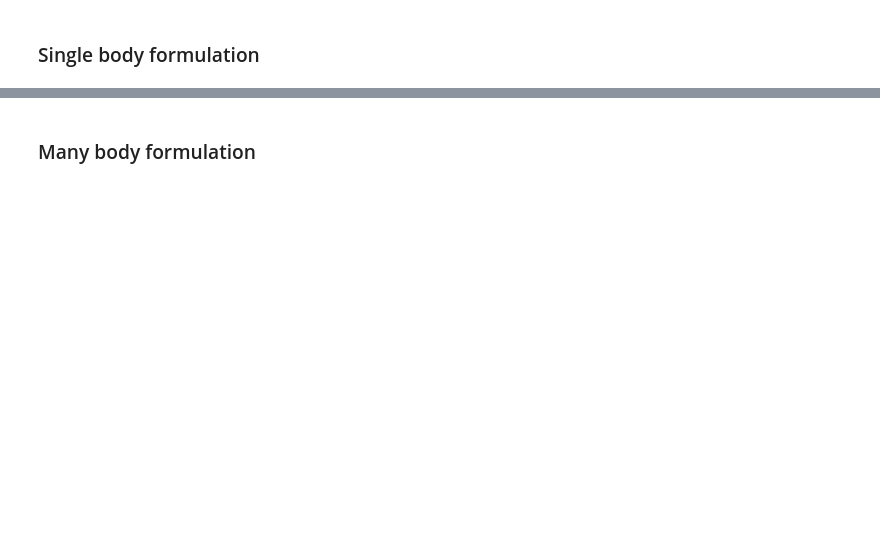
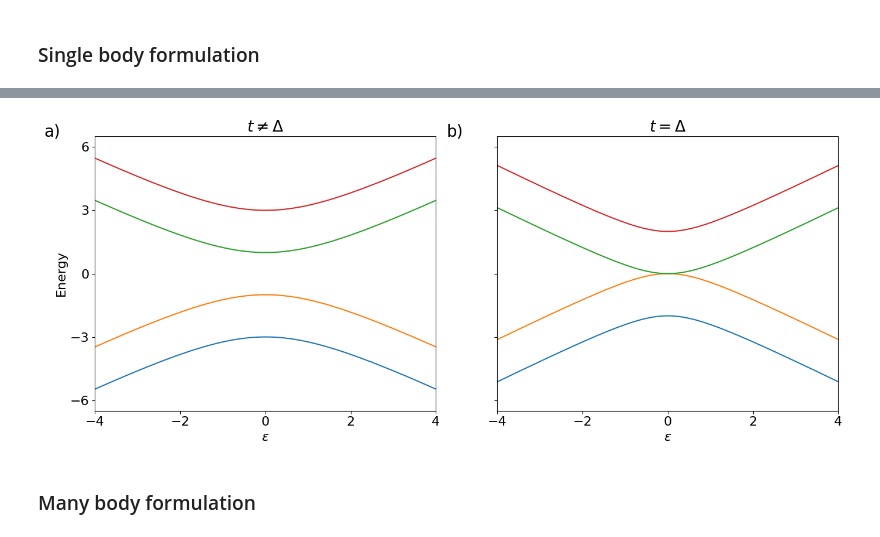
Before and after one commit to oscartq/qsim_mzm, a Jupyter notebook: energy/eigen-energy-minimal.ipynb, the cells around one changed output, grey strips where cells are left out. Cells and saved outputs as stored; diff of their text form; code cells hidden in the pictures; blank space fills up the shorter version.

```diff
--- a/energy/eigen-energy-minimal.ipynb
+++ b/energy/eigen-energy-minimal.ipynb
@@ -83,3 +3,79 @@ VBox(children=(FloatSlider(value=1.0, description='t', max=5.0, min=-5.0, step=1
+# %%
+import numpy as np
+import matplotlib.pyplot as plt
+
+def hamiltonian(epsilon1, epsilon2, t, Delta):
+    """Constructs the 4x4 minimal model Hamiltonian."""
+    return np.array([[ epsilon1,    t,        0,      Delta],
+                     [      t,   epsilon2,  -Delta,      0],
+                     [      0,   -Delta, -epsilon1,     -t],
+                     [  Delta,        0,       -t, -epsilon2]])
+
+def compute_eigensystem(epsilon1, epsilon2, t, Delta):
+    """Computes and sorts the eigenvalues and eigenvectors of the Hamiltonian."""
+    H = hamiltonian(epsilon1, epsilon2, t, Delta)
+    eigvals, eigvecs = np.linalg.eig(H)
+    idx = np.argsort(eigvals)  # Sort eigenvalues and vectors
+    # The eigenvalues of this Hamiltonian are guaranteed to be real
+    return np.real(eigvals[idx]), eigvecs[:, idx]
+
+# --- Main Script ---
+
+# Define the two cases for the subplots
+cases = [
+    {'t': 1, 'delta': 2, 'label': 'a', 'title': r'$t \neq \Delta$'},
+    {'t': 1, 'delta': 1, 'label': 'b', 'title': r'$t = \Delta$'}
+]
+
+# --- Plotting Setup ---
+# Set font size to match the previous figure for consistency
+plt.rcParams.update({"font.size": 16})
+fig, axes = plt.subplots(1, 2, figsize=(14, 6), sharey=True)
+
+# Common epsilon values for both plots
+epsilon_vals = np.linspace(-5, 5, 400)
+
+# Loop over the two cases and generate each subplot
+for ax, case in zip(axes, cases):
+    t_val = case['t']
+    delta_val = case['delta']
+    label = case['label']
+    title = case['title']
+
+    # Calculate the energy bands for the current case
+    bands = [compute_eigensystem(eps, eps, t_val, delta_val)[0] for eps in epsilon_vals]
+    bands = np.array(bands)
+
+    # Plot the four energy bands
+    for i in range(bands.shape[1]):
+        ax.plot(epsilon_vals, bands[:, i])
+
+    # --- Formatting for each subplot ---
+    ax.set_title(title)
+    ax.set_xlabel(r'$\varepsilon$')
+    ax.set_xlim(-4, 4)
+
+    # Add subplot labels a) and b)
+    ax.text(-0.15, 1.0, f'{label})', transform=ax.transAxes,
+            size=20)
+
+    # Set symmetric x-axis ticks to match previous plot style
+    ax.set_xticks([-4, -2, 0, 2, 4])
+
+
+# --- Global Figure Formatting ---
+axes[0].set_ylabel('Energy')
+axes[0].set_ylim(-6.5, 6.5) # Add a little padding to the view
+
+# Set y-axis ticks as requested
+axes[0].set_yticks([-6, -3, 0, 3, 6])
+
+# Adjust layout, save and show the plot
+plt.tight_layout()
+plt.savefig("figures_minimal/energy_spectrum_static_comparison_polished.pdf")
+plt.show()
+# %% [output]
+[figure, added]
 # %% [markdown]
 ### Many body formulation
 # %%
```
Also changed, not shown: parts of 2 cells of this notebook, 15 other files.
